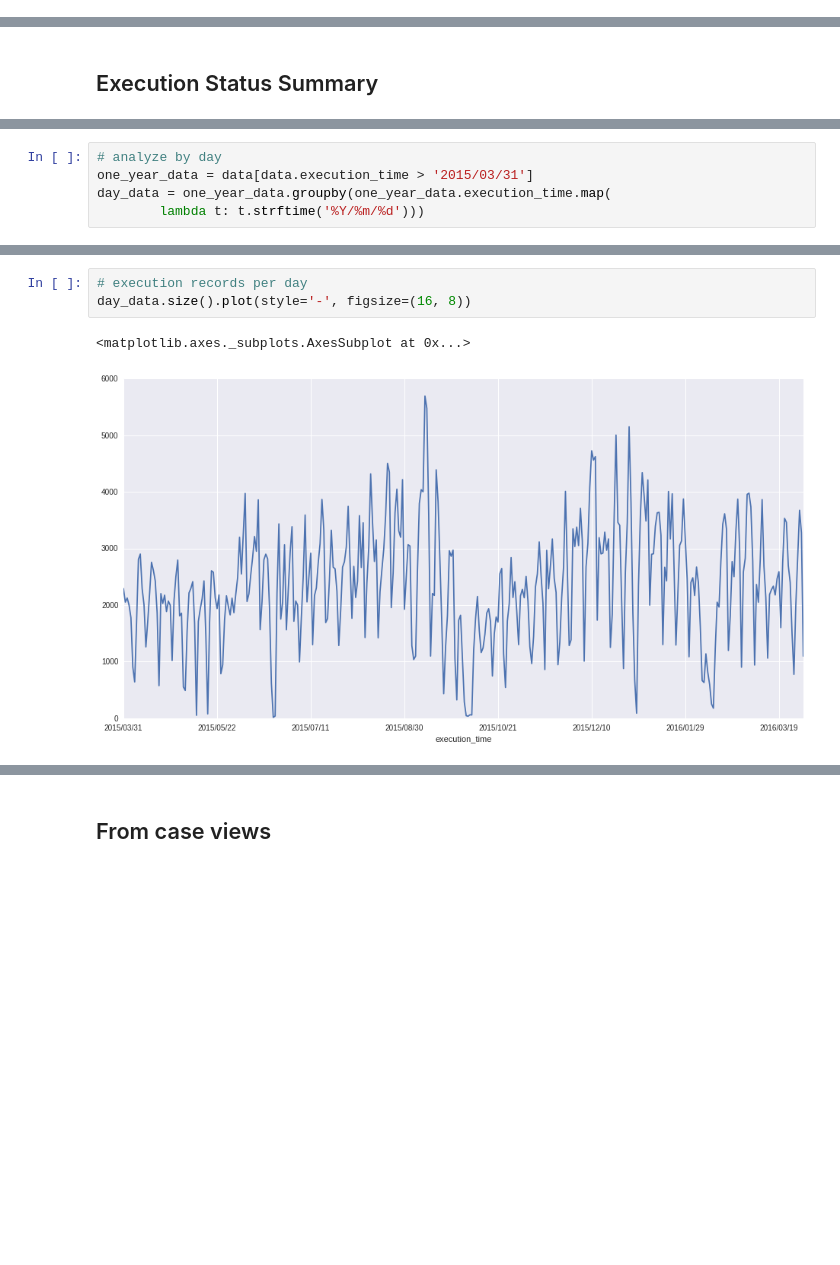
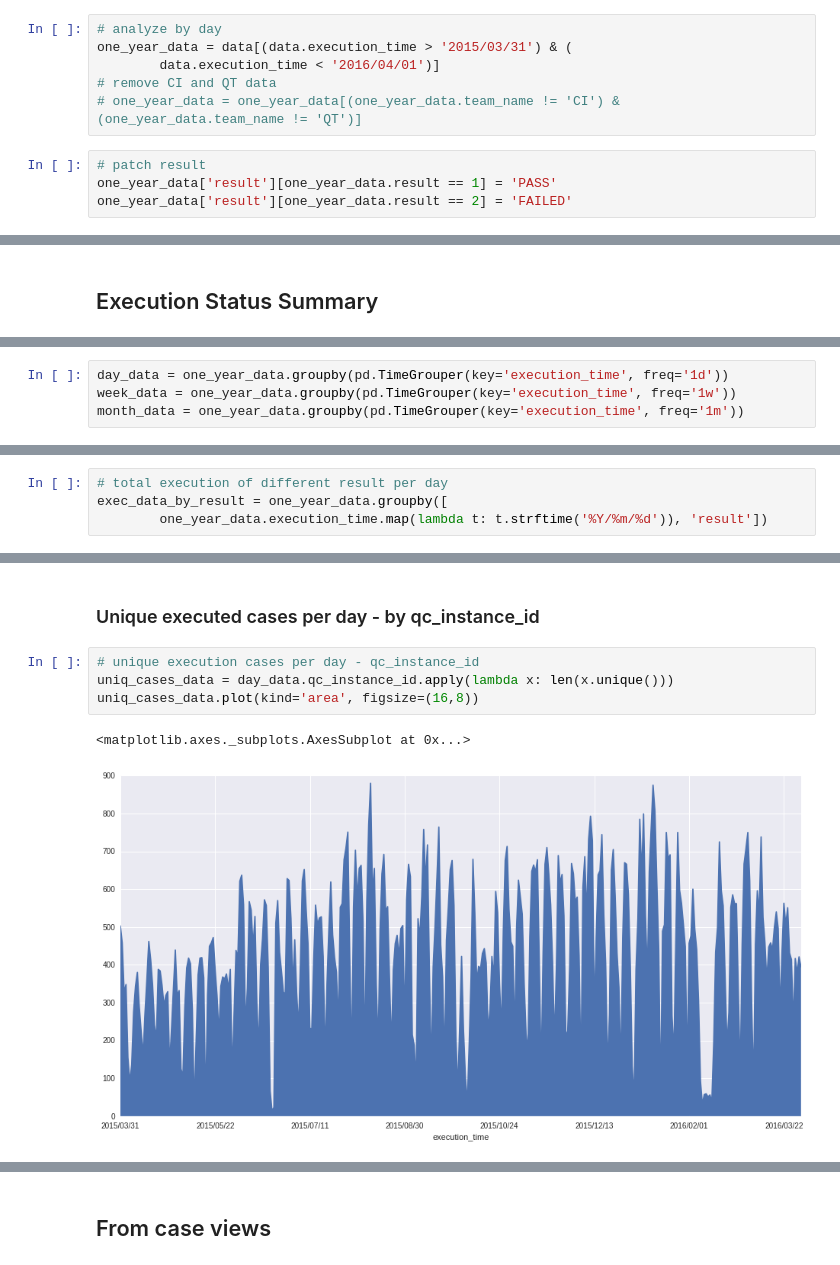
Before and after one commit to lybicat/netbyte, a Jupyter notebook: notebooks/test-execution-history-analysis.ipynb, the cells around one changed output, grey strips where cells are left out. Cells and saved outputs as stored; diff of their text form; blank space fills up the shorter version.

```diff
--- a/notebooks/test-execution-history-analysis.ipynb
+++ b/notebooks/test-execution-history-analysis.ipynb
@@ -14,0 +24,10 @@ data = pd.read_sql_table('rtreport_testrecord', engine, columns=[
+# %%
+# analyze by day
+one_year_data = data[(data.execution_time > '2015/03/31') & (
+        data.execution_time < '2016/04/01')]
+# remove CI and QT data
+# one_year_data = one_year_data[(one_year_data.team_name != 'CI') & (one_year_data.team_name != 'QT')]
+# %%
+# patch result
+one_year_data['result'][one_year_data.result == 1] = 'PASS'
+one_year_data['result'][one_year_data.result == 2] = 'FAILED'
@@ -20,0 +53,4 @@ data = pd.read_sql_table('rtreport_testrecord', engine, columns=[
+# %%
+day_data = one_year_data.groupby(pd.TimeGrouper(key='execution_time', freq='1d'))
+week_data = one_year_data.groupby(pd.TimeGrouper(key='execution_time', freq='1w'))
+month_data = one_year_data.groupby(pd.TimeGrouper(key='execution_time', freq='1m'))
@@ -21,5 +100,4 @@ data = pd.read_sql_table('rtreport_testrecord', engine, columns=[
 # %%
-# analyze by day
-one_year_data = data[data.execution_time > '2015/03/31']
-day_data = one_year_data.groupby(one_year_data.execution_time.map(
-        lambda t: t.strftime('%Y/%m/%d')))
+# total execution of different result per day
+exec_data_by_result = one_year_data.groupby([
+        one_year_data.execution_time.map(lambda t: t.strftime('%Y/%m/%d')), 'result'])
@@ -26,6 +140,9 @@ day_data = one_year_data.groupby(one_year_data.execution_time.map(
+# %% [markdown]
+### Unique executed cases per day - by qc_instance_id
 # %%
-# execution records per day
-day_data.size().plot(style='-', figsize=(16, 8))
+# unique execution cases per day - qc_instance_id
+uniq_cases_data = day_data.qc_instance_id.apply(lambda x: len(x.unique()))
+uniq_cases_data.plot(kind='area', figsize=(16,8))
 # %% [output]
 <matplotlib.axes._subplots.AxesSubplot at 0x...>
-[figure, old version]
+[figure, new version]
```
Also changed, not shown: parts of 71 cells of this notebook.
